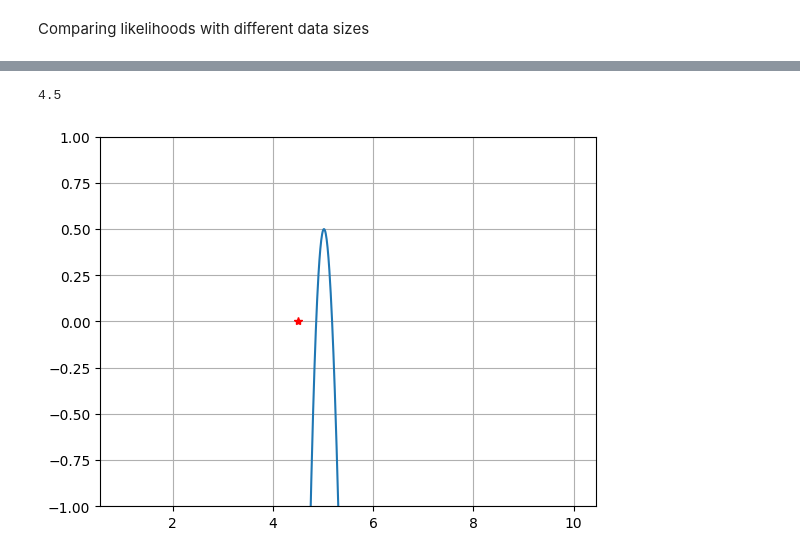
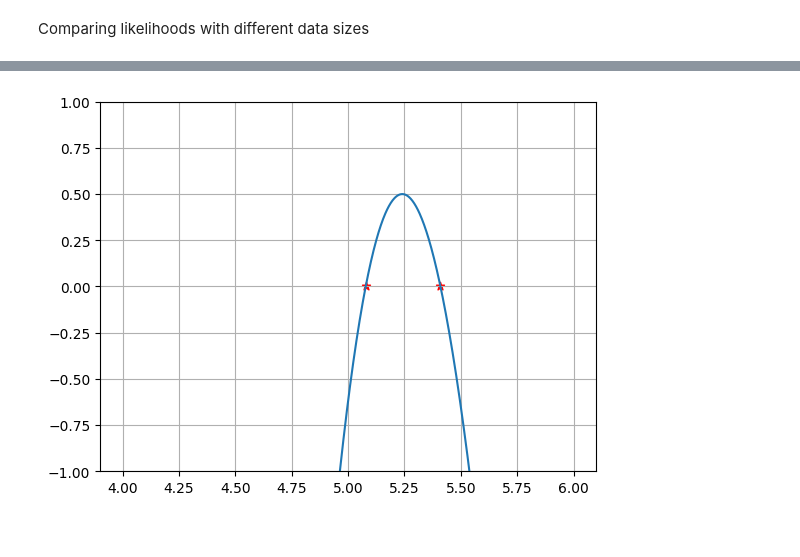
Before and after one commit to Yehan-Edirisinghe/Labo_cal, a Jupyter notebook: lecture_9/note.ipynb, the cells around one changed output, grey strips where cells are left out. Saved outputs shown, nothing was run; the diff lists cells and outputs as text; code cells hidden in the pictures.

```diff
--- a/lecture_9/note.ipynb
+++ b/lecture_9/note.ipynb
@@ -133,35 +133,61 @@ plt.legend()
 # %%
-def zeros(dati, range, prec = .0001):
+def zer(dati, range, prec = .0001):
 
     m = min(range)
     M = max(range)
 
     mid = (M-m)/2
 
-    while(abs(M-m) < prec):
+    while(abs(M-m) > prec):
 
-        m = min(range)
-        M = max(range)
         mid = (M-m)/2
+        print(mid)
 
-        if(loglikelihood(dati,mid)*loglikelihood(dati,m) > 0): m = mid
+        if(loglikelihood(dati,mid)*loglikelihood(dati,m) < 0):
 
-        else: M = mid
+            m = mid
+
+        else:
+            M = mid
 
     return mid
+# %%
+def zeros(dati,a,b,prec=.001):
+
+    y_max,x_max = max2(dati,loglikelihood,t_range)
+
+    a = a
+    b = b
+
+    while(abs(b-a) > prec):
+
+        m = ((b-a)/2)+a
+
+        fa = (loglikelihood(dati,a)-y_max+0.5)
+        fb = (loglikelihood(dati,m)-y_max+0.5)
+
+        if  fa*fb > 0:
+            a = m
+        else:
+            b = m
+
+    return m
 # %%
-t_range = np.linspace(1,10,1000) #range of t0 values
+a,b = 4,6
+t_range = np.linspace(a,b,1000) #range of t0 values
 
 y_max,x_max = max2(dati,loglikelihood,t_range)
 
 l = [loglikelihood(dati,t)-y_max+0.5 for t in t_range]
 
-print(zeros(dati,t_range))
+z = z1,z2 = zeros(dati,a,x_max),zeros(dati,x_max,b)
 
 plt.plot(t_range,l)
-plt.plot(zeros(dati,t_range),0,marker = '*',c='red')
+plt.scatter(z,(0,0),marker = '*',c='red')
+plt.scatter(x_max,y_max,marker = '*',c='red')
+
+
 plt.ylim(-1,1)
 plt.grid(True)
 # %% [output]
-4.5
-[figure, old version]
+[figure, new version]
```
Also changed, not shown: parts of 3 cells of this notebook, 1 other file.
